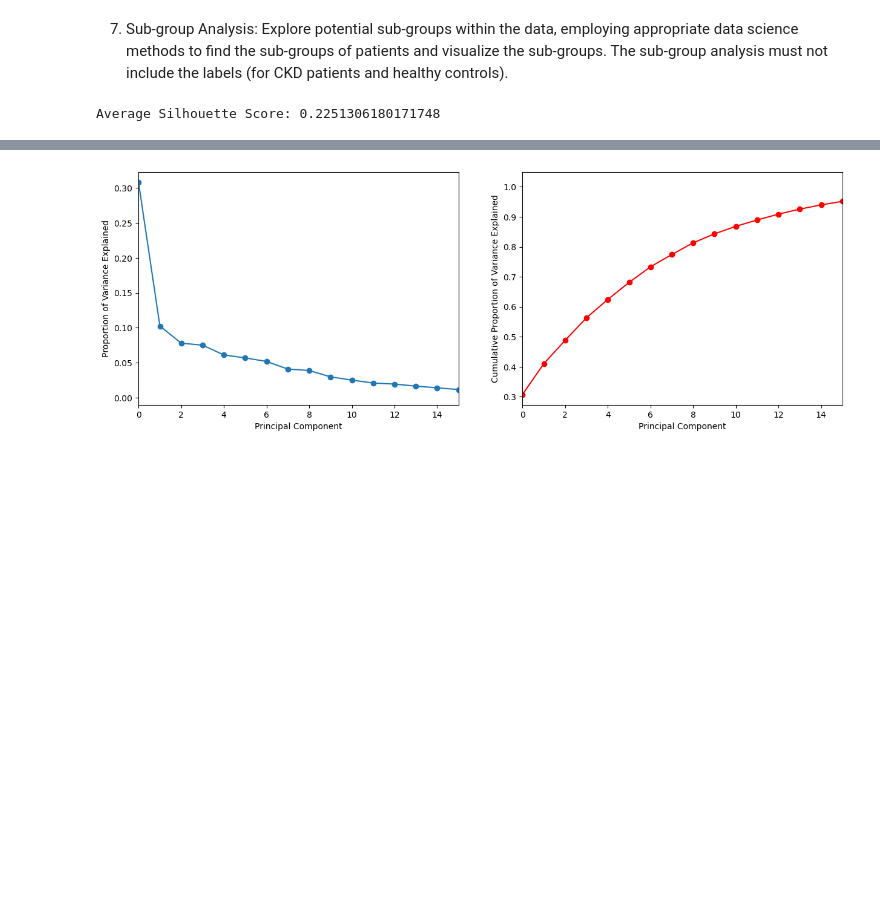
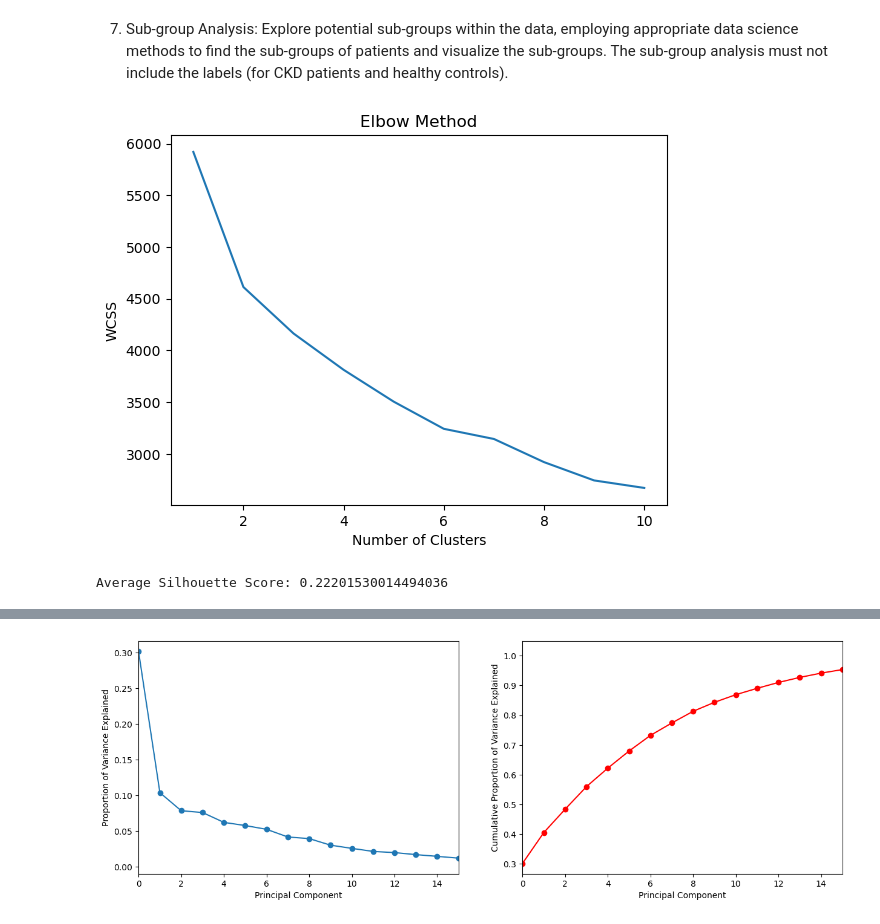
Before and after one commit to JennaOrvitz/Stats3DA3FinalProject, a Jupyter notebook: Stats3DA3.ipynb, the cells around one changed output, grey strips where cells are left out. Saved outputs shown, nothing was run; the diff lists cells and outputs as text; code cells hidden in the pictures; blank space fills up the shorter version.

```diff
--- a/Stats3DA3.ipynb
+++ b/Stats3DA3.ipynb
@@ -367,15 +367,32 @@ Since both my Random Forest and Logistic Regression classifiers are achieving fu
 # %%
 # Split data into features and target variable
 X = df.drop('class', axis=1)
 y = df['class']
 
-k = 4  # Select a random number of clusters
-kmeans = KMeans(n_clusters=k, n_init=20, random_state=0)
-kmeans.fit(df)
-silhouette_avg = silhouette_score(df, kmeans.labels_)
+# Determine the optimal number of clusters using the elbow method
+wcss = []
+for i in range(1, 11):
+    kmeans = KMeans(n_clusters=i, init='k-means++', max_iter=300, n_init=10, random_state=0)
+    kmeans.fit(X)
+    wcss.append(kmeans.inertia_)
+
+# Plot the elbow method graph to find the optimal number of clusters
+plt.plot(range(1, 11), wcss)
+plt.title('Elbow Method')
+plt.xlabel('Number of Clusters')
+plt.ylabel('WCSS')
+plt.show()
+
+# Based on the elbow method, choose the number of clusters
+num_clusters = 2  # Adjust as needed
+
+kmeans = KMeans(n_clusters=num_clusters, n_init=20, random_state=0)
+kmeans.fit(X)
+silhouette_avg = silhouette_score(X, kmeans.labels_)
 print("Average Silhouette Score:", silhouette_avg)
 # %% [output]
+[figure, added]
-Average Silhouette Score: 0.2251306180171748
+Average Silhouette Score: 0.22201530014494036
 # %%
 # Determine optimal number of clusters using silhouette scores
 range_n_clusters = [2, 3, 4]
```
Also changed, not shown: parts of 5 cells of this notebook.
